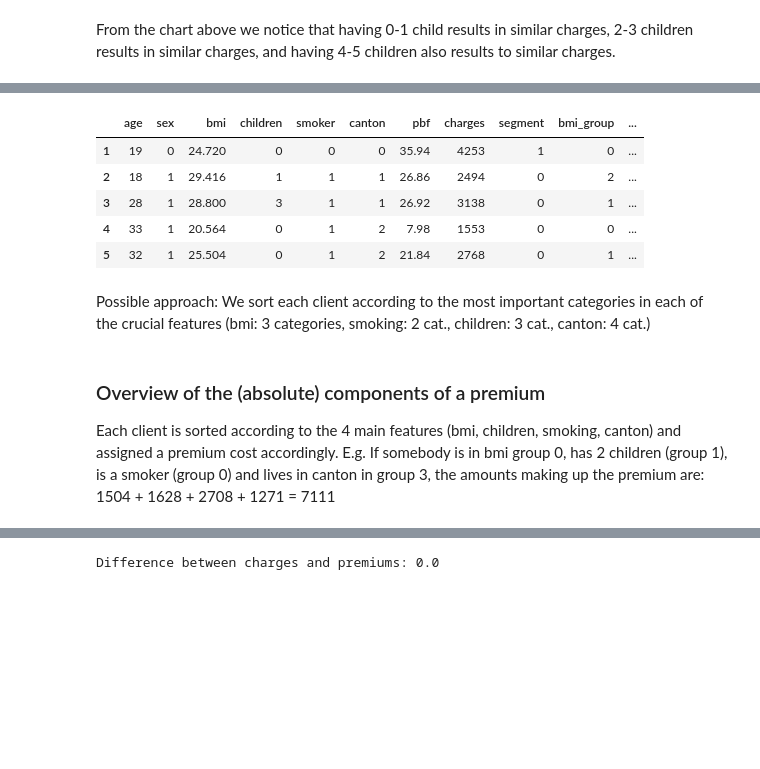
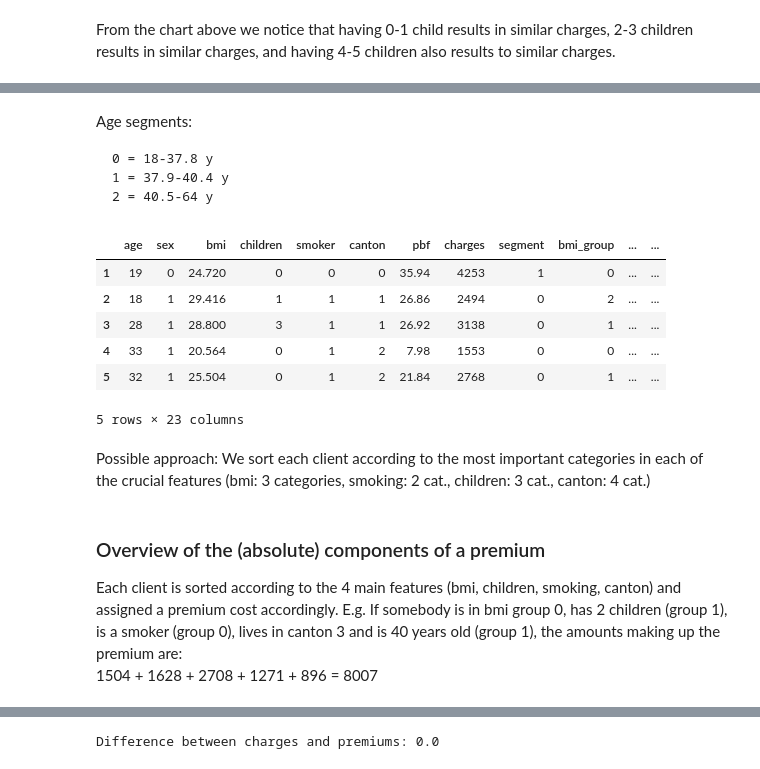
Before and after one commit to challenge-healthcare/pca, a Jupyter notebook: PCA_K-means_premium_calc.ipynb, the cells around one changed output, grey strips where cells are left out. Saved outputs shown, nothing was run; the diff lists cells and outputs as text; code cells hidden in the pictures; blank space fills up the shorter version.

Commit message:
Premium formula that accounts for 95% variance.

```diff
--- a/PCA_K-means_premium_calc.ipynb
+++ b/PCA_K-means_premium_calc.ipynb
@@ -74,12 +74,12 @@ We can explain 80% of variance by using the attributes: bmi, children, smoker y-
 # %%
-# Plot cumulative variance to visualize which attributes to cut off, use only the remaining for as predictors
+# Plot cumulative variance to visualize which attributes to cut off, use only the remaining features as predictors
 
-relevant_features = ['bmi', 'children', 'smoker', 'canton']
+relevant_features = ['bmi', 'children', 'smoker', 'canton', 'age']
 
 fig = px.line(pca_results, x='pc', y='variance_ratio_cumsum', text='feature',
               title='The number of components needed to explain variance')
 
-fig.add_hline(y=0.8, line_color='red', line_dash='dot', annotation_text='80% cut-off')
+fig.add_hline(y=0.95, line_color='red', line_dash='dot', annotation_text='95% cut-off')
 fig.update_xaxes(range=[0, len(pca_results)+1], title_text='Number of components')
 fig.update_yaxes(range=[0, 1.1], title_text='Cumulative variance (%)')
 
@@ -191,0 +226,22 @@ fig.show()
+# %%
+# Group by segment and calculate the mean age per segment
+segments = data.groupby('segment').mean()['age'].sort_values().to_numpy()
+
+# Calculate the mid point between segment means to get a border between the age segments
+segments_borders = (segments[1:] + segments[:-1])/2
+
+# lower border, min value of all bmi values
+segments_borders = np.insert(segments_borders, 0, data['age'].min())
+# upper border, max value of all bmi values
+segments_borders = np.append(segments_borders, data['age'].max())
+
+segments_labels = [x for x in range(len(segments_borders)-1)]
+
+# Cut data with segment borders
+data['age_group'] = pd.cut(data['age'], segments_borders, labels=segments_labels, include_lowest=True)
+
+fig = px.box(data, x='age_group', y='charges')
+fig.update_yaxes(range=[0, 15000])
+fig.show()
+
+segments_borders
@@ -192,5 +251,11 @@ fig.show()
+# %% [markdown]
+Age segments:
+
+    0 = 18-37.8 y
+    1 = 37.9-40.4 y
+    2 = 40.5-64 y
 # %%
-# 0.8 of variance - normalize variance to 1
+# 0.95 of variance - normalize variance to 1
 variance_scaling = 1 / pca_results['variance_ratio_cumsum'].max()
 
 # Choose the relevant feature and multiply it with the scaled variance (to obtain 100% of the cost)
@@ -198,6 +263,7 @@ bmi_variance_ratio = pca_results[pca_results['feature'] == 'bmi']['variance_rati
 children_variance_ratio = pca_results[pca_results['feature'] == 'children']['variance_ratio'] * variance_scaling
 smoker_variance_ratio = pca_results[pca_results['feature'] == 'smoker']['variance_ratio'] * variance_scaling
 canton_variance_ratio = pca_results[pca_results['feature'] == 'canton']['variance_ratio'] * variance_scaling
+age_variance_ratio = pca_results[pca_results['feature'] == 'age']['variance_ratio'] * variance_scaling
 
 # Calculate mean charges per certain group
 bmi_group_charges = data.groupby('bmi_group').agg(bmi_group_charges_mean=('charges', 'mean'))
@@ -206,44 +272,51 @@ bmi_group_charges = data.groupby('bmi_group').agg(bmi_group_charges_mean=('charg
 # To get the amount of charges which is directly connected to 'bmi'
 bmi_group_charges['bmi_group_charges_scaled'] = bmi_group_charges['bmi_group_charges_mean'].apply(
     lambda x: x*bmi_variance_ratio)
 data = data.join(bmi_group_charges, on='bmi_group')
 
 # Mean charges of "children groups" multiplied by the scaled variance ratio
 # To get the amount of charges which is directly connected to the number of children.
 children_group_charges = data.groupby('children_group').agg(children_group_charges_mean=('charges', 'mean'))
 children_group_charges['children_group_charges_scaled'] = children_group_charges['children_group_charges_mean'].apply(
     lambda x: x*children_variance_ratio)
 data = data.join(children_group_charges, on='children_group')
 
 # To obtain the amount of charges linked to smoking:
 smoker_charges = data.groupby('smoker').agg(smoker_charges_mean=('charges', 'mean'))
 smoker_charges['smoker_charges_scaled'] = smoker_charges['smoker_charges_mean'].apply(lambda x: x*smoker_variance_ratio)
 data = data.join(smoker_charges, on='smoker')
 
 # To obtain the amount of charges linked to canton of residence:
 canton_charges = data.groupby('canton').agg(canton_charges_mean=('charges', 'mean'))
 canton_charges['canton_charges_scaled'] = canton_charges['canton_charges_mean'].apply(lambda x: x*canton_variance_ratio)
 data = data.join(canton_charges, on='canton')
 
+# To obtain the amount linked to age
+age_charges = data.groupby('age_group').agg(age_charges_mean=('charges', 'mean'))
+age_charges['age_charges_scaled'] = age_charges['age_charges_mean'].apply(lambda x: x*age_variance_ratio)
+data = data.join(age_charges, on='age_group')
+
 # A possible way to determine premium, based on categories defined by pca and later k-clustering"
 data['premium'] = \
     data['bmi_group_charges_scaled'] \
     + data['children_group_charges_scaled'] \
     + data['smoker_charges_scaled'] \
-    + data['canton_charges_scaled']
+    + data['canton_charges_scaled'] \
+    + data['age_charges_scaled']
 
 data.head()
 # %% [output]
-|  | age | sex | bmi | children | smoker | canton | pbf | charges | segment | bmi_group | ... |
-| 1 | 19 | 0 | 24.720 | 0 | 0 | 0 | 35.94 | 4253 | 1 | 0 | ... |
-| 2 | 18 | 1 | 29.416 | 1 | 1 | 1 | 26.86 | 2494 | 0 | 2 | ... |
-| 3 | 28 | 1 | 28.800 | 3 | 1 | 1 | 26.92 | 3138 | 0 | 1 | ... |
-| 4 | 33 | 1 | 20.564 | 0 | 1 | 2 | 7.98 | 1553 | 0 | 0 | ... |
-| 5 | 32 | 1 | 25.504 | 0 | 1 | 2 | 21.84 | 2768 | 0 | 1 | ... |
+|  | age | sex | bmi | children | smoker | canton | pbf | charges | segment | bmi_group | ... | ... |
+| 1 | 19 | 0 | 24.720 | 0 | 0 | 0 | 35.94 | 4253 | 1 | 0 | ... | ... |
+| 2 | 18 | 1 | 29.416 | 1 | 1 | 1 | 26.86 | 2494 | 0 | 2 | ... | ... |
+| 3 | 28 | 1 | 28.800 | 3 | 1 | 1 | 26.92 | 3138 | 0 | 1 | ... | ... |
+| 4 | 33 | 1 | 20.564 | 0 | 1 | 2 | 7.98 | 1553 | 0 | 0 | ... | ... |
+| 5 | 32 | 1 | 25.504 | 0 | 1 | 2 | 21.84 | 2768 | 0 | 1 | ... | ... |
+5 rows × 23 columns
 # %% [markdown]
 Possible approach: We sort each client according to the most important categories in each of the crucial features (bmi: 3 categories, smoking: 2 cat., children: 3 cat., canton: 4 cat.)
 # %% [markdown]
 ### Overview of the (absolute) components of a premium
 
-Each client is sorted according to the 4 main features (bmi, children, smoking, canton) and assigned a premium cost accordingly. E.g. If somebody is in bmi group 0, has 2 children (group 1), is a smoker (group 0) and lives in canton in group 3, the amounts making up the premium are:
-1504 + 1628 + 2708 + 1271 = 7111
+Each client is sorted according to the 4 main features (bmi, children, smoking, canton) and assigned a premium cost accordingly. E.g. If somebody is in bmi group 0, has 2 children (group 1), is a smoker (group 0), lives in canton 3 and is 40 years old (group 1), the amounts making up the premium are:
+1504 + 1628 + 2708 + 1271 + 896 = 8007
```
Also changed, not shown: parts of 16 cells of this notebook.
